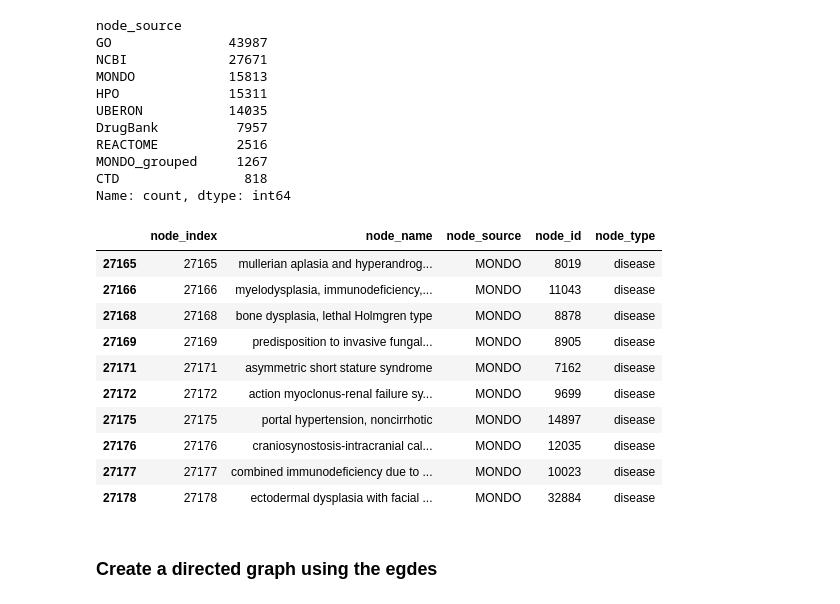
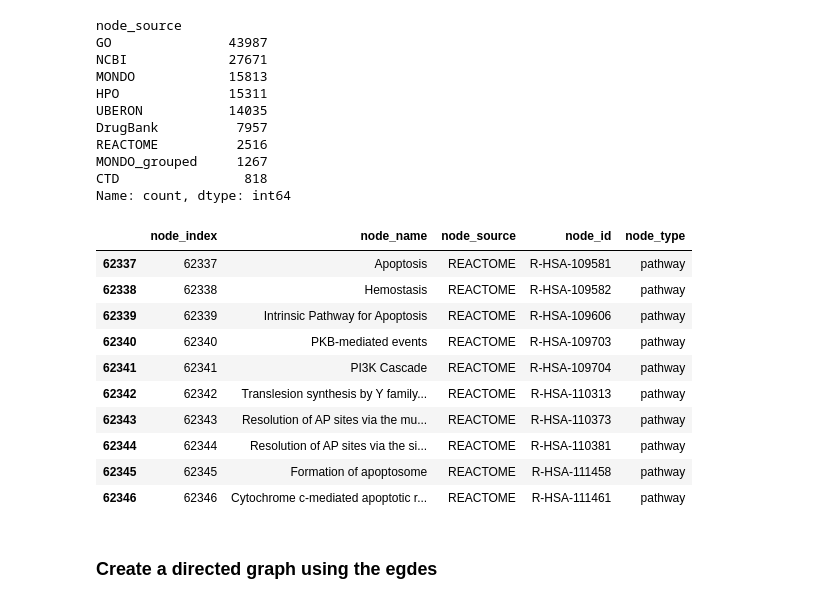
Before and after one commit to VirtualPatientEngine/AIAgents4Pharma, a Jupyter notebook: docs/notebooks/talk2knowledgegraphs/tutorial_primekg_enrichment.ipynb, the cells around one changed output. Drawn from its saved outputs; the diff is of its cells as text; code cells hidden in the pictures.

```diff
--- a/docs/notebooks/talk2knowledgegraphs/tutorial_primekg_enrichment.ipynb
+++ b/docs/notebooks/talk2knowledgegraphs/tutorial_primekg_enrichment.ipynb
@@ -135,20 +139,20 @@ MONDO_grouped     1267
 CTD                818
 Name: count, dtype: int64
 # %%
-primekg_nodes[primekg_nodes['node_source'] == 'MONDO'].head(10)
+primekg_nodes[primekg_nodes['node_source'] == 'REACTOME'].head(10)
 # primekg_edges.head()
 # %% [output]
 |  | node_index | node_name | node_source | node_id | node_type |
-| 27165 | 27165 | mullerian aplasia and hyperandrog... | MONDO | 8019 | disease |
-| 27166 | 27166 | myelodysplasia, immunodeficiency,... | MONDO | 11043 | disease |
-| 27168 | 27168 | bone dysplasia, lethal Holmgren type | MONDO | 8878 | disease |
-| 27169 | 27169 | predisposition to invasive fungal... | MONDO | 8905 | disease |
-| 27171 | 27171 | asymmetric short stature syndrome | MONDO | 7162 | disease |
-| 27172 | 27172 | action myoclonus-renal failure sy... | MONDO | 9699 | disease |
-| 27175 | 27175 | portal hypertension, noncirrhotic | MONDO | 14897 | disease |
-| 27176 | 27176 | craniosynostosis-intracranial cal... | MONDO | 12035 | disease |
-| 27177 | 27177 | combined immunodeficiency due to ... | MONDO | 10023 | disease |
-| 27178 | 27178 | ectodermal dysplasia with facial ... | MONDO | 32884 | disease |
+| 62337 | 62337 | Apoptosis | REACTOME | R-HSA-109581 | pathway |
+| 62338 | 62338 | Hemostasis | REACTOME | R-HSA-109582 | pathway |
+| 62339 | 62339 | Intrinsic Pathway for Apoptosis | REACTOME | R-HSA-109606 | pathway |
+| 62340 | 62340 | PKB-mediated events | REACTOME | R-HSA-109703 | pathway |
+| 62341 | 62341 | PI3K Cascade | REACTOME | R-HSA-109704 | pathway |
+| 62342 | 62342 | Translesion synthesis by Y family... | REACTOME | R-HSA-110313 | pathway |
+| 62343 | 62343 | Resolution of AP sites via the mu... | REACTOME | R-HSA-110373 | pathway |
+| 62344 | 62344 | Resolution of AP sites via the si... | REACTOME | R-HSA-110381 | pathway |
+| 62345 | 62345 | Formation of apoptosome | REACTOME | R-HSA-111458 | pathway |
+| 62346 | 62346 | Cytochrome c-mediated apoptotic r... | REACTOME | R-HSA-111461 | pathway |
 # %% [markdown]
 ### Create a directed graph using the egdes
 # %%
```
Also changed, not shown: parts of 11 cells of this notebook, 1 other file.
